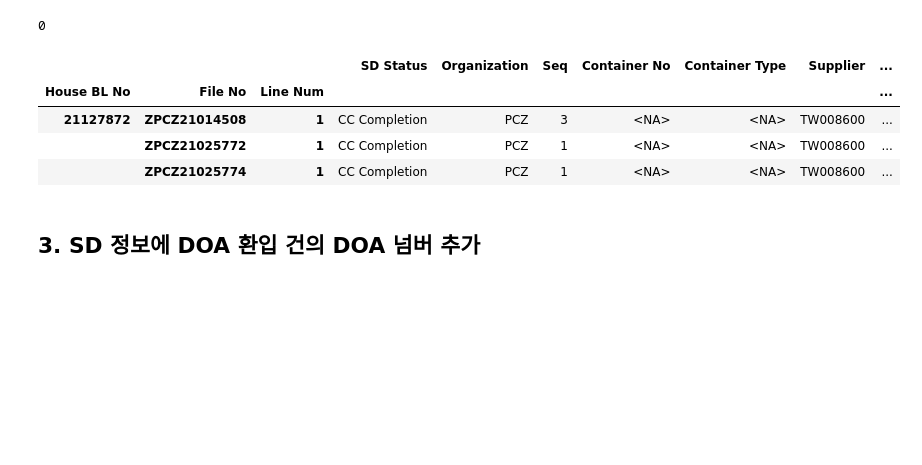
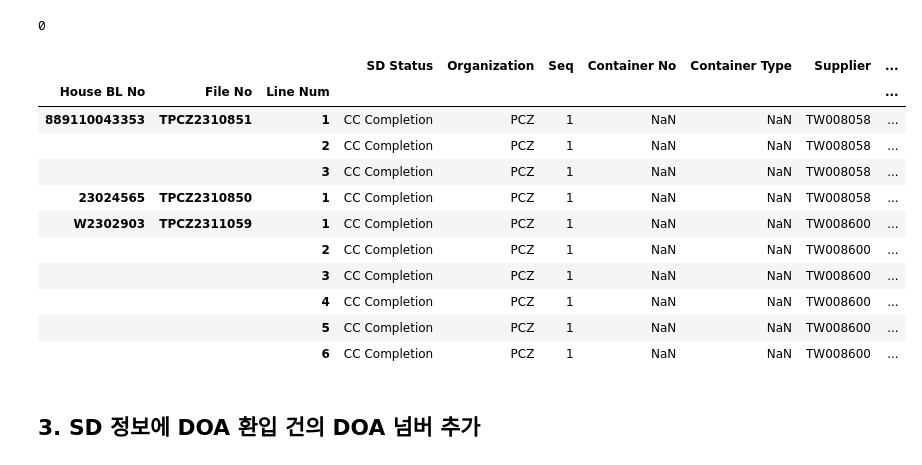
Before and after one commit to JONGMOKLEE76/AutoWork, a Jupyter notebook: [업데이트] SD정보 DB.ipynb, the cells around one changed output. Saved outputs shown, nothing was run; the diff lists cells and outputs as text; code cells hidden in the pictures; blank space fills up the shorter version.

```diff
--- a/[업데이트] SD정보 DB.ipynb
+++ b/[업데이트] SD정보 DB.ipynb
@@ -123,5 +44,5 @@ Name: Shipment Quantity, Length: 312, dtype: bool
 # %%
-df_add = pd.read_csv(get_filename(), encoding='cp949', sep='\t') # SD inquiry 에서 다운받은 엑셀 불러옴
+df_add = pd.read_csv(fn, encoding='cp949', sep='\t') # SD inquiry 에서 다운받은 엑셀 불러옴
 
 # 데이터 타입 변경(Unit Price, Amount -> Float,날짜 데이터 -> datetime64)
 if df_add['Unit Price'].dtype == 'O':
@@ -151,3 +76,5 @@ df_add
+# %%
+df_add['DOA Number'] = 'LG230308'
 # %% [markdown]
 ## 3. 기존 DB에 새로운 SD 정보를 추가 Update함
 # %%
@@ -173,0 +101,3 @@ updated_bl_list
+# %%
+df_add = df_add[pd.Series(df_add.reset_index()['House BL No'].isin(updated_bl_list).values, index=df_add.index)] # updated_bl_list에 해당하는 것만 sorting
+df_add
@@ -174,6 +113,6 @@ updated_bl_list
 # %%
 for row in df_add.iterrows():
-    df.loc[(row[0][0], row[0][1], row[0][2]), :'CO Issue Date'] = df_add.loc[(row[0][0], row[0][1], row[0][2]), :]
+    df.loc[(row[0][0], row[0][1], row[0][2]), :'DOA Number'] = df_add.loc[(row[0][0], row[0][1], row[0][2]), :]
 # %%
 df.shape # 변경된 DB의 크기 확인
 # %% [output]
@@ -184,13 +123,20 @@ df.reset_index()[['House BL No', 'File No', 'Line Num']].duplicated().sum()
 # %% [output]
 0
 # %%
-df.head(3)
+df.tail(10)
 # %% [output]
 |  |  |  | SD Status | Organization | Seq | Container No | Container Type | Supplier | ... |
 | House BL No | File No | Line Num |  |  |  |  |  |  | ... |
-| 21127872 | ZPCZ21014508 | 1 | CC Completion | PCZ | 3 | <NA> | <NA> | TW008600 | ... |
-|  | ZPCZ21025772 | 1 | CC Completion | PCZ | 1 | <NA> | <NA> | TW008600 | ... |
-|  | ZPCZ21025774 | 1 | CC Completion | PCZ | 1 | <NA> | <NA> | TW008600 | ... |
+| 889110043353 | TPCZ2310851 | 1 | CC Completion | PCZ | 1 | NaN | NaN | TW008058 | ... |
+|  |  | 2 | CC Completion | PCZ | 1 | NaN | NaN | TW008058 | ... |
+|  |  | 3 | CC Completion | PCZ | 1 | NaN | NaN | TW008058 | ... |
+| 23024565 | TPCZ2310850 | 1 | CC Completion | PCZ | 1 | NaN | NaN | TW008058 | ... |
+| W2302903 | TPCZ2311059 | 1 | CC Completion | PCZ | 1 | NaN | NaN | TW008600 | ... |
+|  |  | 2 | CC Completion | PCZ | 1 | NaN | NaN | TW008600 | ... |
+|  |  | 3 | CC Completion | PCZ | 1 | NaN | NaN | TW008600 | ... |
+|  |  | 4 | CC Completion | PCZ | 1 | NaN | NaN | TW008600 | ... |
+|  |  | 5 | CC Completion | PCZ | 1 | NaN | NaN | TW008600 | ... |
+|  |  | 6 | CC Completion | PCZ | 1 | NaN | NaN | TW008600 | ... |
 # %%
 # 최종 DB 저장
 with open('D:/Data/SD_raw_data.bin', 'wb') as f: # 데이타 저장
```
Also changed, not shown: parts of 17 cells of this notebook, 12 other files.
